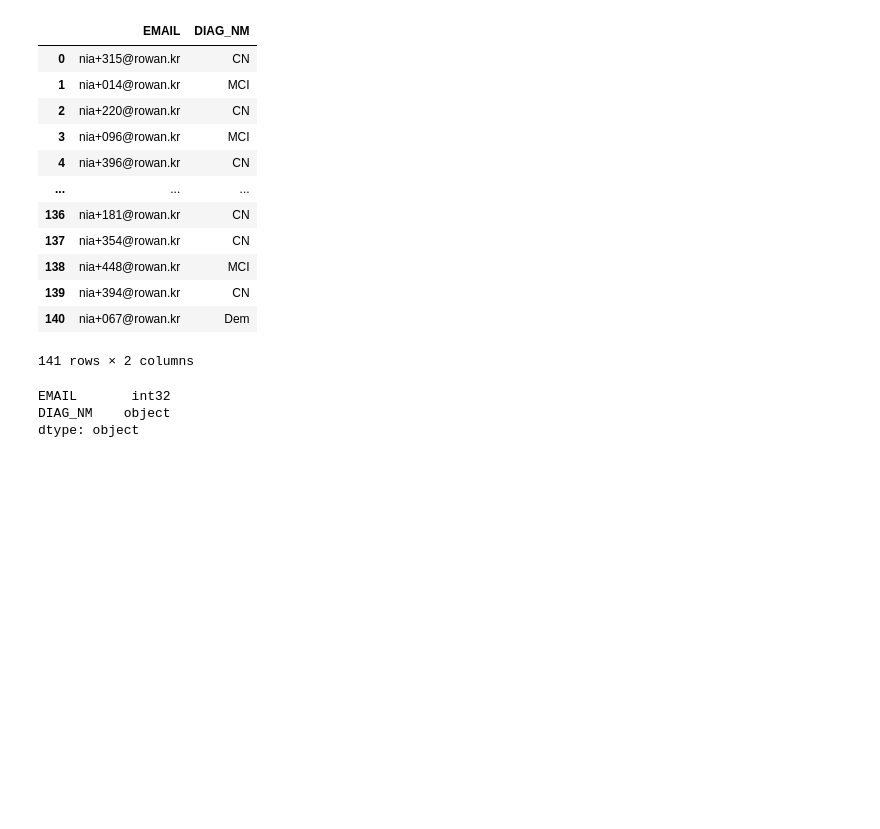
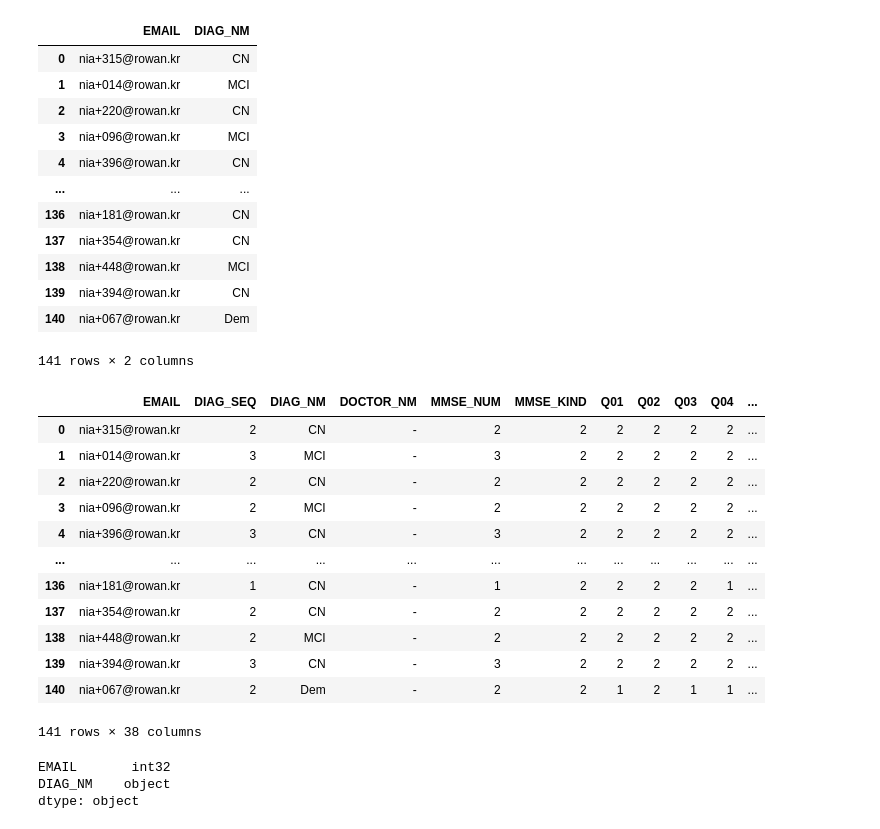
Before and after one commit to mok010/blurry_camera_for_privacy, a Jupyter notebook: cogn_proc.ipynb, the cells around one changed output. Drawn from its saved outputs; the diff is of its cells as text; code cells hidden in the pictures; blank space fills up the shorter version.

```diff
--- a/cogn_proc.ipynb
+++ b/cogn_proc.ipynb
@@ -30,6 +31,22 @@ train_target
 141 rows × 2 columns
 # %%
 #데이터를 쉽게 구분하기 위해 이메일에서 숫자만 제거
+# %%
+train_input
+# %% [output]
+|  | EMAIL | DIAG_SEQ | DIAG_NM | DOCTOR_NM | MMSE_NUM | MMSE_KIND | Q01 | Q02 | Q03 | Q04 | ... |
+| 0 | nia+315@rowan.kr | 2 | CN | - | 2 | 2 | 2 | 2 | 2 | 2 | ... |
+| 1 | nia+014@rowan.kr | 3 | MCI | - | 3 | 2 | 2 | 2 | 2 | 2 | ... |
+| 2 | nia+220@rowan.kr | 2 | CN | - | 2 | 2 | 2 | 2 | 2 | 2 | ... |
+| 3 | nia+096@rowan.kr | 2 | MCI | - | 2 | 2 | 2 | 2 | 2 | 2 | ... |
+| 4 | nia+396@rowan.kr | 3 | CN | - | 3 | 2 | 2 | 2 | 2 | 2 | ... |
+| ... | ... | ... | ... | ... | ... | ... | ... | ... | ... | ... | ... |
+| 136 | nia+181@rowan.kr | 1 | CN | - | 1 | 2 | 2 | 2 | 2 | 1 | ... |
+| 137 | nia+354@rowan.kr | 2 | CN | - | 2 | 2 | 2 | 2 | 2 | 2 | ... |
+| 138 | nia+448@rowan.kr | 2 | MCI | - | 2 | 2 | 2 | 2 | 2 | 2 | ... |
+| 139 | nia+394@rowan.kr | 3 | CN | - | 3 | 2 | 2 | 2 | 2 | 2 | ... |
+| 140 | nia+067@rowan.kr | 2 | Dem | - | 2 | 2 | 1 | 2 | 1 | 1 | ... |
+141 rows × 38 columns
 # %%
 train_input['EMAIL'] = train_input['EMAIL'].str.replace('nia+','')
 train_input['EMAIL'] = train_input['EMAIL'].str.replace('@rowan.kr','')
```
Also changed, not shown: parts of 14 cells of this notebook.
